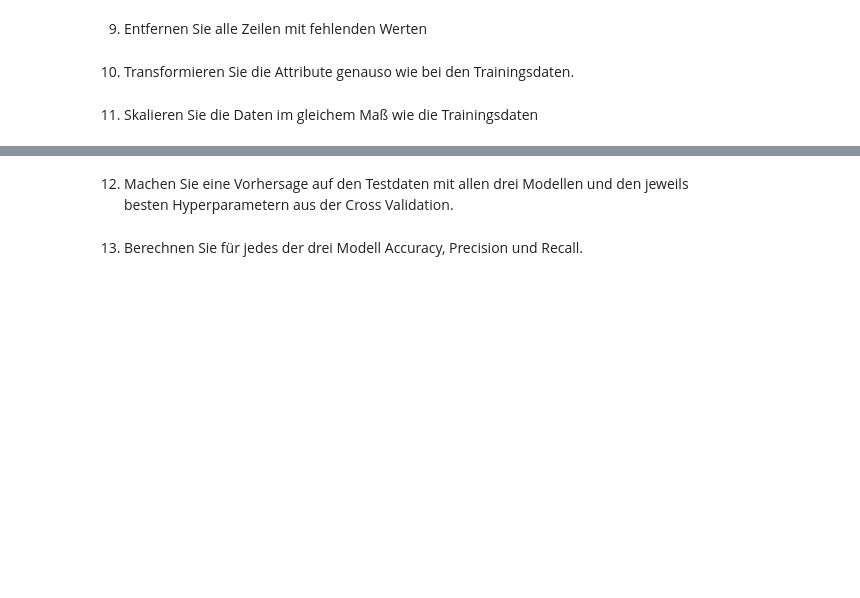
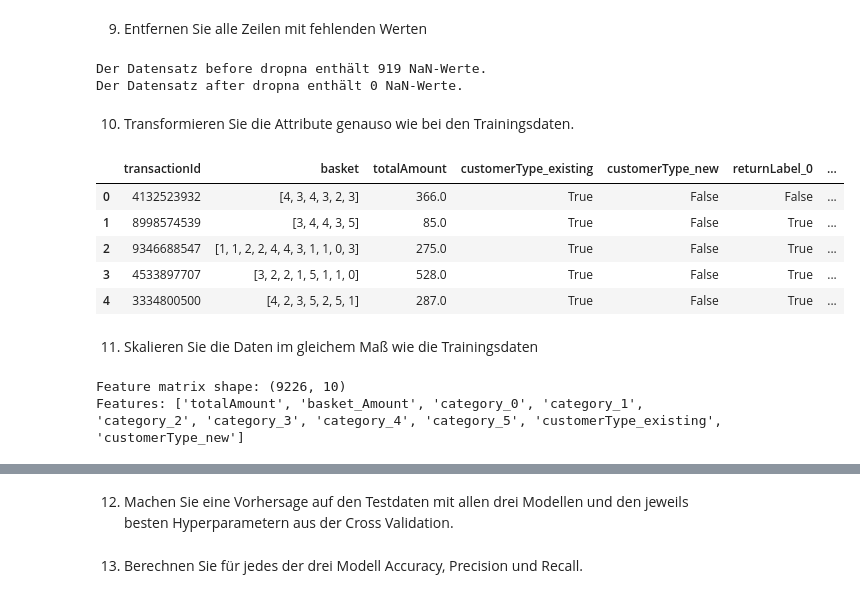
Before and after one commit to ClaraSto/ml-projekt-ss25, a Jupyter notebook: projekt.ipynb, the cells around one changed output, grey strips where cells are left out. Cells and saved outputs as stored; diff of their text form; code cells hidden in the pictures; blank space fills up the shorter version.

```diff
--- a/projekt.ipynb
+++ b/projekt.ipynb
@@ -180,2 +238,5 @@ angegebenen Hyperparameter mittels Cross-Validation aus:
 # %% [markdown]
 8. Laden Sie die Testdaten
+# %%
+test_df =  pd.read_csv('data/test.csv', delimiter=';')
+test_df.head()
@@ -182,6 +250,53 @@ angegebenen Hyperparameter mittels Cross-Validation aus:
 # %% [markdown]
 9. Entfernen Sie alle Zeilen mit fehlenden Werten
+# %%
+nan_values2 = test_df.isna().sum().sum()
+print(f'Der Datensatz before dropna enthält {nan_values1} NaN-Werte.')
+test_df_clean = test_df.dropna()
+print(f'Der Datensatz after dropna enthält {nan_values} NaN-Werte.')
+# %% [output]
+Der Datensatz before dropna enthält 919 NaN-Werte.
+Der Datensatz after dropna enthält 0 NaN-Werte.
 # %% [markdown]
 10. Transformieren Sie die Attribute genauso wie bei den Trainingsdaten.
+# %%
+oh_test_df = pd.get_dummies(test_df_clean, columns=['customerType', 'returnLabel'])
+oh_test_df.head()
+# %% [output]
+|  | transactionId | basket | totalAmount | customerType_existing | customerType_new | returnLabel_0 | ... |
+| 0 | 4132523932 | [4, 3, 4, 3, 2, 3] | 366.0 | True | False | False | ... |
+| 1 | 8998574539 | [3, 4, 4, 3, 5] | 85.0 | True | False | True | ... |
+| 2 | 9346688547 | [1, 1, 2, 2, 4, 4, 3, 1, 1, 0, 3] | 275.0 | True | False | True | ... |
+| 3 | 4533897707 | [3, 2, 2, 1, 5, 1, 1, 0] | 528.0 | True | False | True | ... |
+| 4 | 3334800500 | [4, 2, 3, 5, 2, 5, 1] | 287.0 | True | False | True | ... |
 # %% [markdown]
 11. Skalieren Sie die Daten im gleichem Maß wie die Trainingsdaten
+# %%
+def parse_basket(basket_str):
+    basket_list = eval(basket_str)
+    return basket_list
+
+def create_basket_features(df):
+    df = df.copy()
+    df['basket_parsed'] = df['basket'].apply(parse_basket)
+
+    df['basket_Amount'] = df['basket_parsed'].apply(len)
+
+    for i in range(6):
+        df[f'category_{i}'] = df['basket_parsed'].apply(lambda x: x.count(i))
+
+    return df
+
+test_features = create_basket_features(oh_test_df)
+
+y_test = test_features['returnLabel_1']
+
+feature_columns = ['totalAmount', 'basket_Amount'] + [f'category_{i}' for i in range(6)] + ['customerType_existing', 'customerType_new']
+
+X_test = test_features[feature_columns]
+
+print("Feature matrix shape:", X_test.shape)
+print("Features:", X_test.columns.tolist())
+# %% [output]
+Feature matrix shape: (9226, 10)
+Features: ['totalAmount', 'basket_Amount', 'category_0', 'category_1', 'category_2', 'category_3', 'category_4', 'category_5', 'customerType_existing', 'customerType_new']
```
Also changed, not shown: parts of 14 cells of this notebook.
